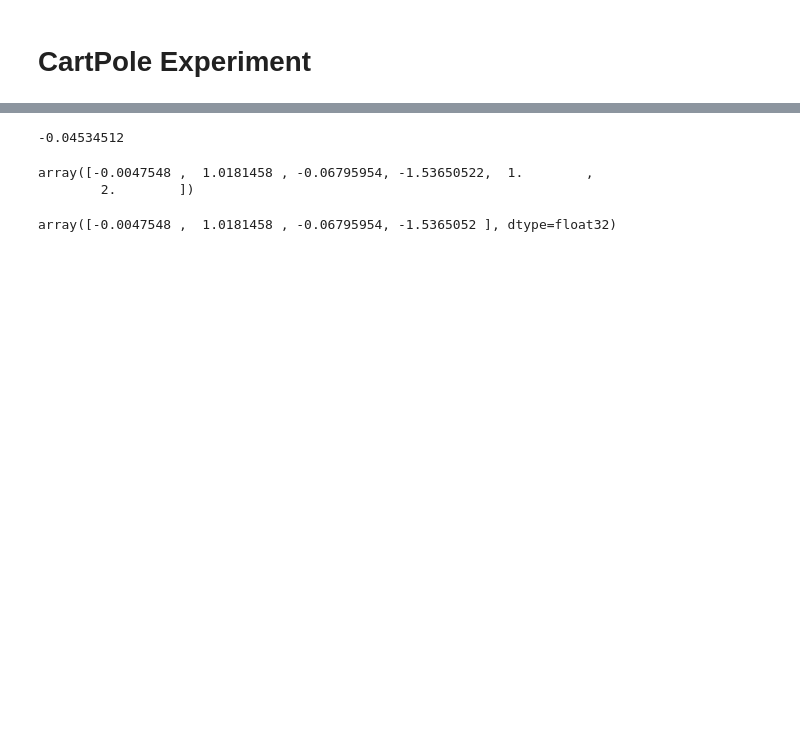
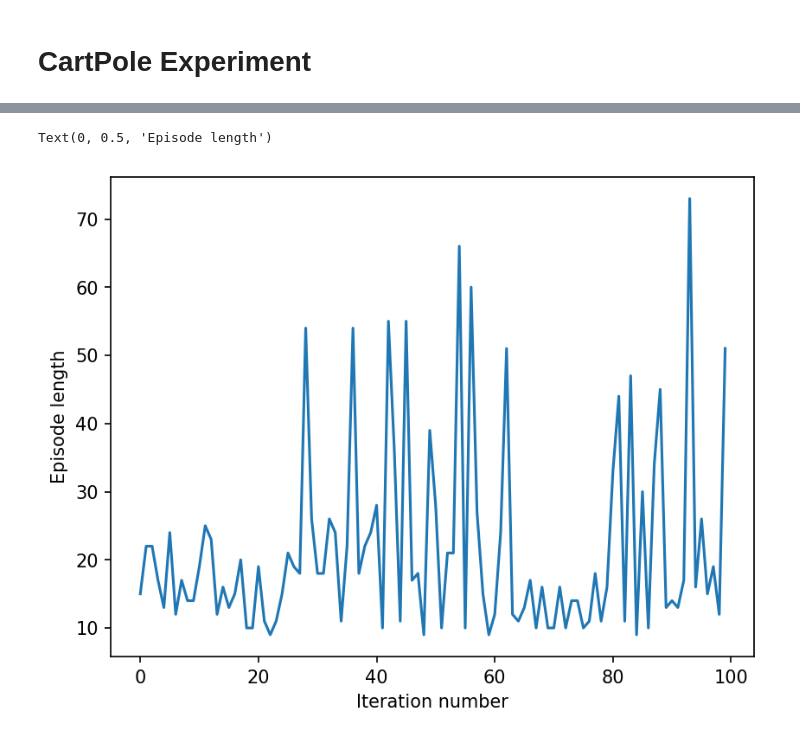
Before and after one commit to achyutha11/cartpole_experiments, a Jupyter notebook: cartpole_experiments.ipynb, the cells around one changed output, grey strips where cells are left out. Cells and saved outputs as stored; diff of their text form; code cells hidden in the pictures; blank space fills up the shorter version.

Commit message:
agent code works but performance is incredibly poor

```diff
--- a/cartpole_experiments.ipynb
+++ b/cartpole_experiments.ipynb
@@ -228,5 +238,3 @@ class DQNAgent():
         return length_lst
 # %%
 agent = DQNAgent()
-# %%
-agent.step(agent.env)
@@ -255,19 +241,15 @@ test.step()
 # %%
 env = gym.make('CartPole-v1', render_mode='rgb_array')
-env.reset()[0][3]
-# %% [output]
--0.04534512
-# %%
-arr = env.step(1)[0]
-# %%
-np.append(arr, (1, 2))
-# %% [output]
-array([-0.0047548 ,  1.0181458 , -0.06795954, -1.53650522,  1.        ,
-        2.        ])
-# %%
-arr
-# %% [output]
-array([-0.0047548 ,  1.0181458 , -0.06795954, -1.5365052 ], dtype=float32)
+# %%
+lengths = agent.go(env, num_rounds=100)
+# %%
+iters = np.arange(100)
+plt.plot(iters, lengths)
+plt.xlabel("Iteration number")
+plt.ylabel("Episode length")
+# %% [output]
+Text(0, 0.5, 'Episode length')
+[figure, added]
 # %%
 for i in range(25):
    plt.imshow(env.render())
```
Also changed, not shown: parts of 16 cells of this notebook.
